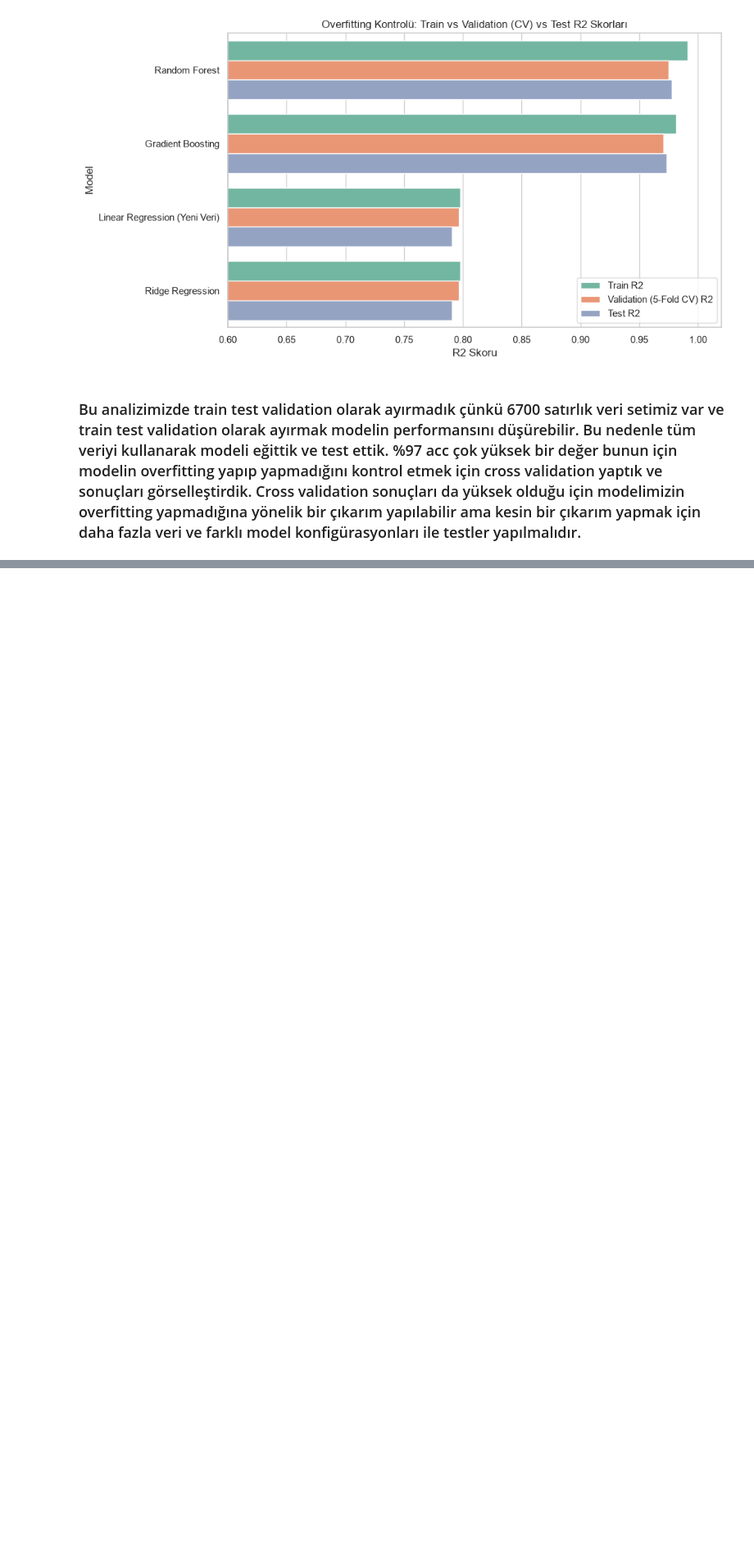
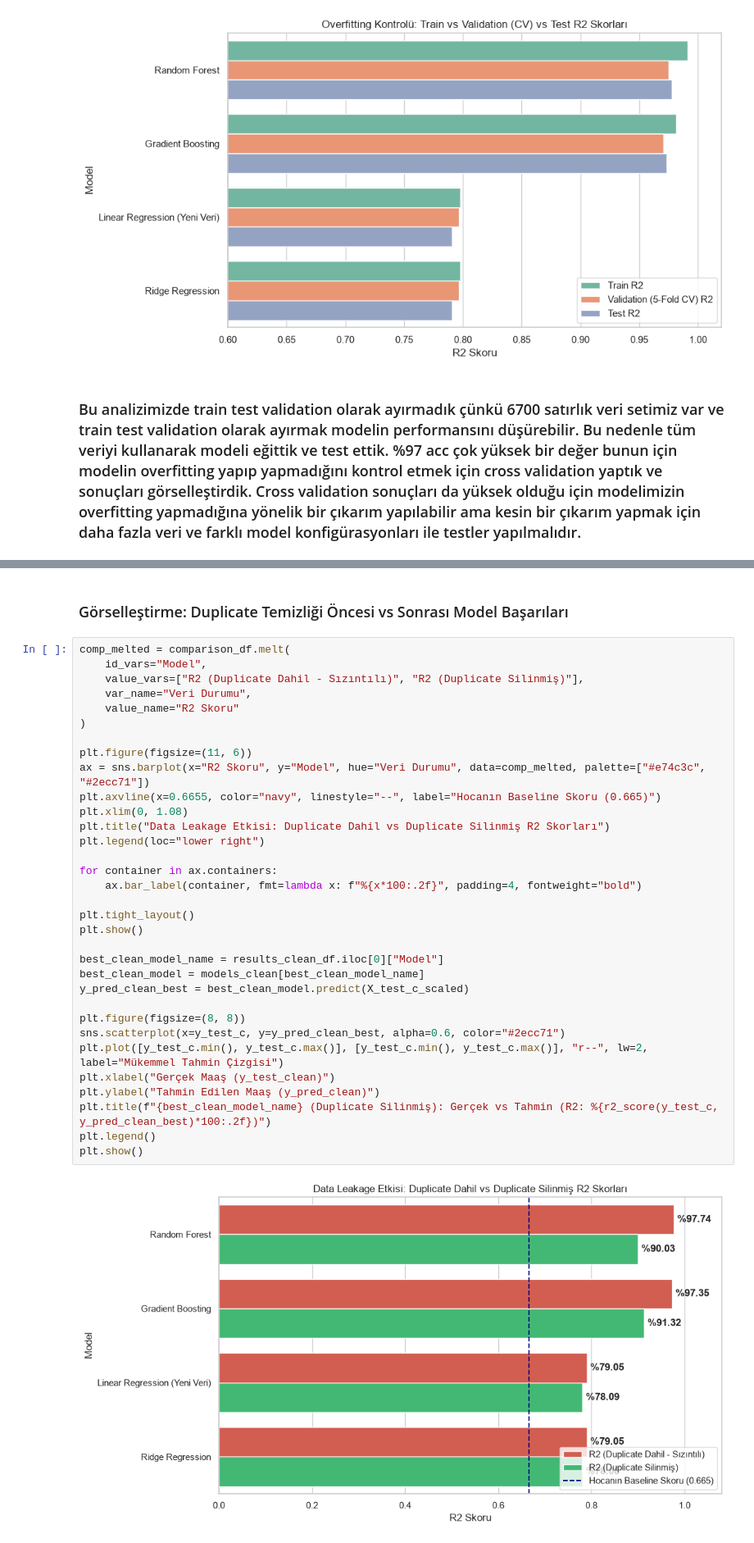
Before and after one commit to gkck38/03.11.2026-class, a Jupyter notebook: main.ipynb, the cells around one changed output, grey strips where cells are left out. Shown at 82% size. Cells and saved outputs as stored; diff of their text form; blank space fills up the shorter version.

```diff
--- a/main.ipynb
+++ b/main.ipynb
@@ -302,0 +438,37 @@ plt.show()
+# %% [markdown]
+### Görselleştirme: Duplicate Temizliği Öncesi vs Sonrası Model Başarıları
+# %%
+comp_melted = comparison_df.melt(
+    id_vars="Model",
+    value_vars=["R2 (Duplicate Dahil - Sızıntılı)", "R2 (Duplicate Silinmiş)"],
+    var_name="Veri Durumu",
+    value_name="R2 Skoru"
+)
+
+plt.figure(figsize=(11, 6))
+ax = sns.barplot(x="R2 Skoru", y="Model", hue="Veri Durumu", data=comp_melted, palette=["#e74c3c", "#2ecc71"])
+plt.axvline(x=0.6655, color="navy", linestyle="--", label="Hocanın Baseline Skoru (0.665)")
+plt.xlim(0, 1.08)
+plt.title("Data Leakage Etkisi: Duplicate Dahil vs Duplicate Silinmiş R2 Skorları")
+plt.legend(loc="lower right")
+
+for container in ax.containers:
+    ax.bar_label(container, fmt=lambda x: f"%{x*100:.2f}", padding=4, fontweight="bold")
+
+plt.tight_layout()
+plt.show()
+
+best_clean_model_name = results_clean_df.iloc[0]["Model"]
+best_clean_model = models_clean[best_clean_model_name]
+y_pred_clean_best = best_clean_model.predict(X_test_c_scaled)
+
+plt.figure(figsize=(8, 8))
+sns.scatterplot(x=y_test_c, y=y_pred_clean_best, alpha=0.6, color="#2ecc71")
+plt.plot([y_test_c.min(), y_test_c.max()], [y_test_c.min(), y_test_c.max()], "r--", lw=2, label="Mükemmel Tahmin Çizgisi")
+plt.xlabel("Gerçek Maaş (y_test_clean)")
+plt.ylabel("Tahmin Edilen Maaş (y_pred_clean)")
+plt.title(f"{best_clean_model_name} (Duplicate Silinmiş): Gerçek vs Tahmin (R2: %{r2_score(y_test_c, y_pred_clean_best)*100:.2f})")
+plt.legend()
+plt.show()
+# %% [output]
+[figure, added]
```
Also changed, not shown: parts of 5 cells of this notebook.
